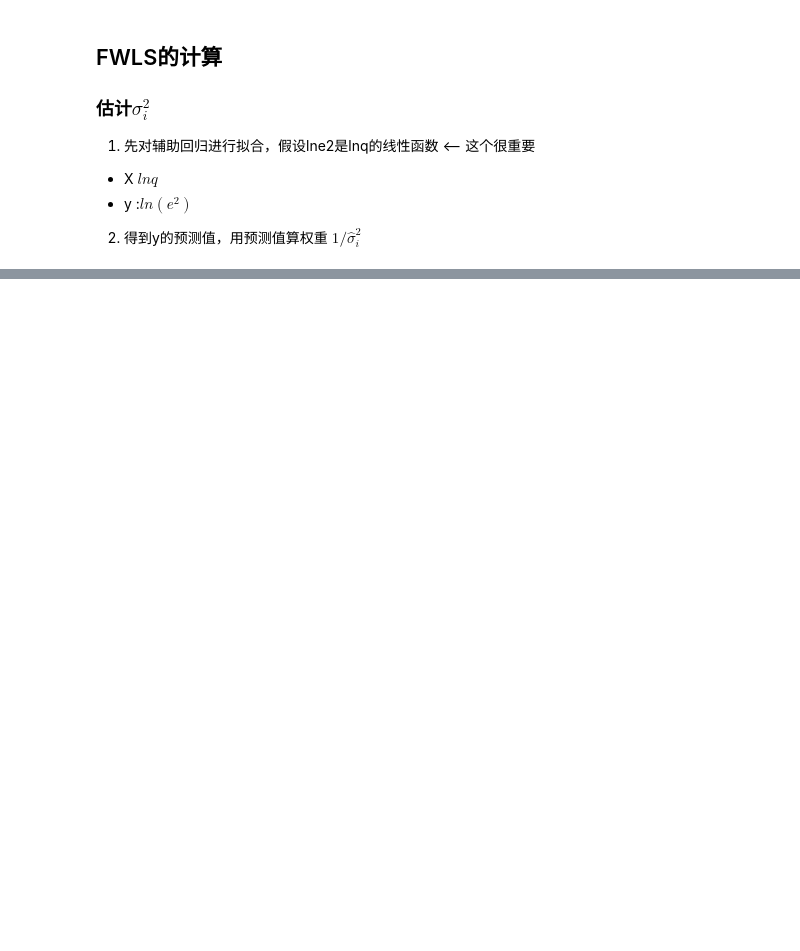
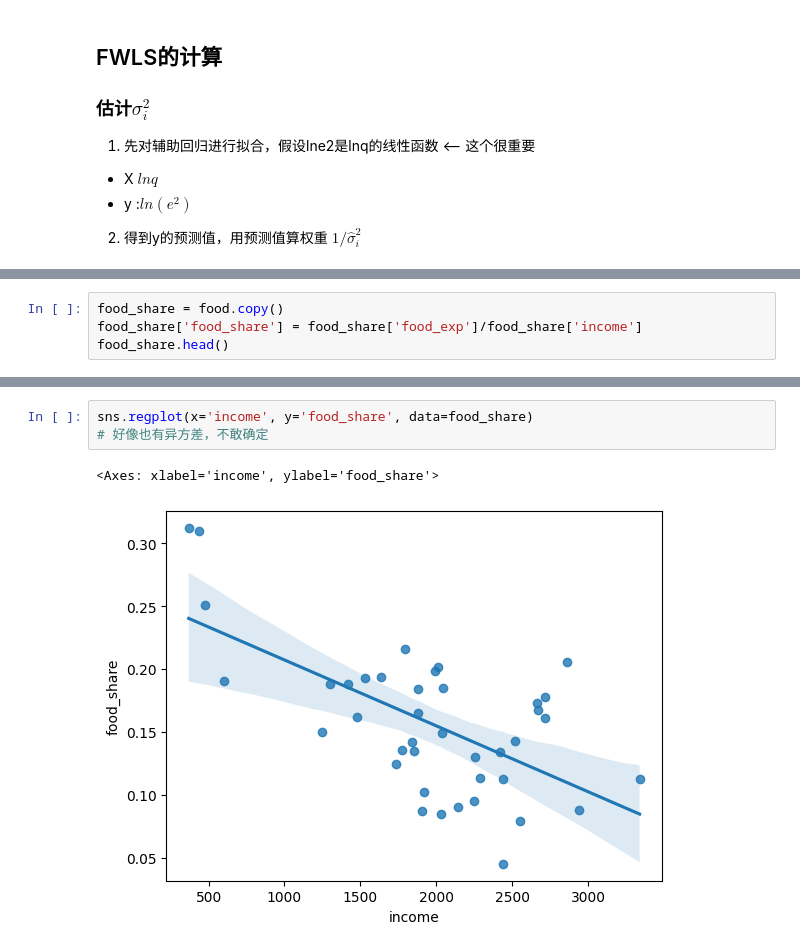
Before and after one commit to watalo/eco-stats, a Jupyter notebook: Econometrics_cq/1_Code/Chapter_07.ipynb, the cells around one changed output, grey strips where cells are left out. Drawn from its saved outputs; the diff is of its cells as text; blank space fills up the shorter version.

```diff
--- a/Econometrics_cq/1_Code/Chapter_07.ipynb
+++ b/Econometrics_cq/1_Code/Chapter_07.ipynb
@@ -171,0 +216,4 @@ Notes:
+# %%
+food_share = food.copy()
+food_share['food_share'] = food_share['food_exp']/food_share['income']
+food_share.head()
@@ -171,0 +227,6 @@ Notes:
+# %%
+sns.regplot(x='income', y='food_share', data=food_share)
+# 好像也有异方差，不敢确定
+# %% [output]
+<Axes: xlabel='income', ylabel='food_share'>
+[figure, added]
```
Also changed, not shown: parts of 21 cells of this notebook, 1 other file.
